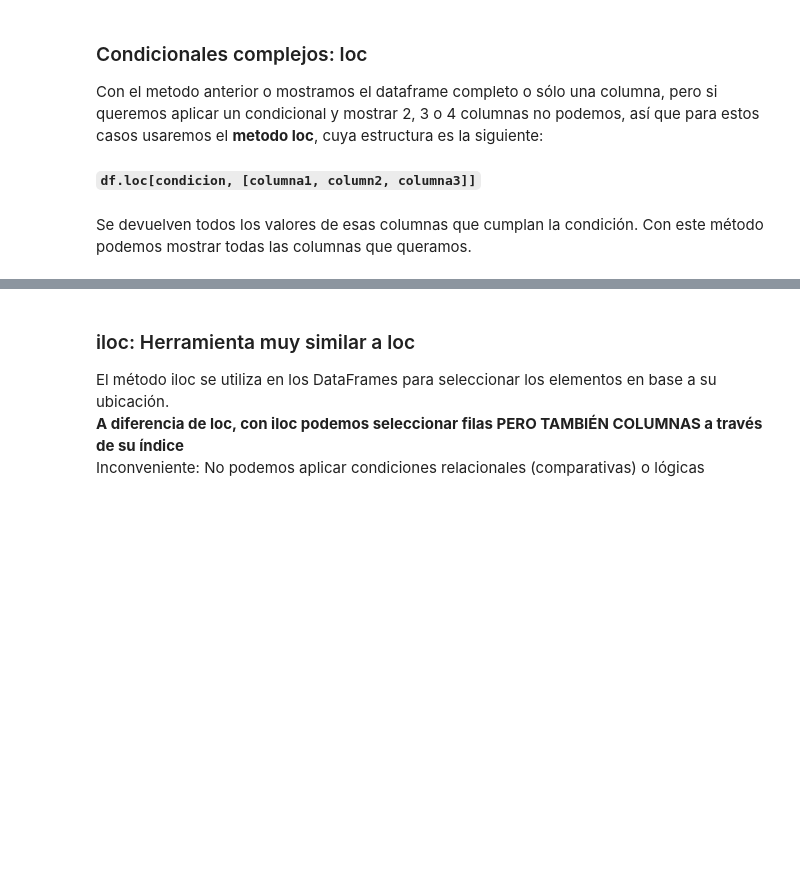
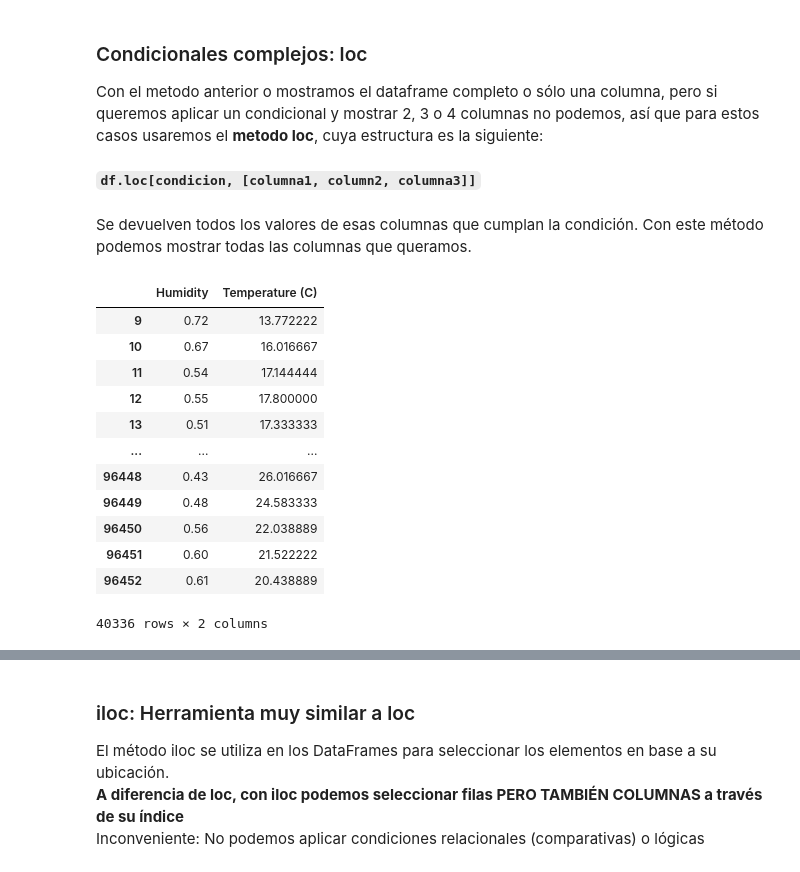
Before and after one commit to Tokio-School/Programacion_Python, a Jupyter notebook: Modulo_4/M4_04_Pandas.ipynb, the cells around one changed output, grey strips where cells are left out. Cells and saved outputs as stored; diff of their text form; code cells hidden in the pictures; blank space fills up the shorter version.

```diff
--- a/Modulo_4/M4_04_Pandas.ipynb
+++ b/Modulo_4/M4_04_Pandas.ipynb
@@ -627,7 +788,22 @@ Se devuelven todos los valores de esas columnas que cumplan la condición. Con e
 # %%
 # Estructura de loc
 # df.loc[condicion, [columna1, column2, columna3]]
+media_humedad = df["Humidity"].mean()
 df.loc[ df["Humidity"] <= media_humedad, ["Humidity", "Temperature (C)"] ]
+# %% [output]
+|  | Humidity | Temperature (C) |
+| 9 | 0.72 | 13.772222 |
+| 10 | 0.67 | 16.016667 |
+| 11 | 0.54 | 17.144444 |
+| 12 | 0.55 | 17.800000 |
+| 13 | 0.51 | 17.333333 |
+| ... | ... | ... |
+| 96448 | 0.43 | 26.016667 |
+| 96449 | 0.48 | 24.583333 |
+| 96450 | 0.56 | 22.038889 |
+| 96451 | 0.60 | 21.522222 |
+| 96452 | 0.61 | 20.438889 |
+40336 rows × 2 columns
 # %%
 # Alternativa de sintaxis al bloque anterior
 condicion = df["Humidity"] <= media_humedad
```
Also changed, not shown: parts of 37 cells of this notebook, 1 other file.
